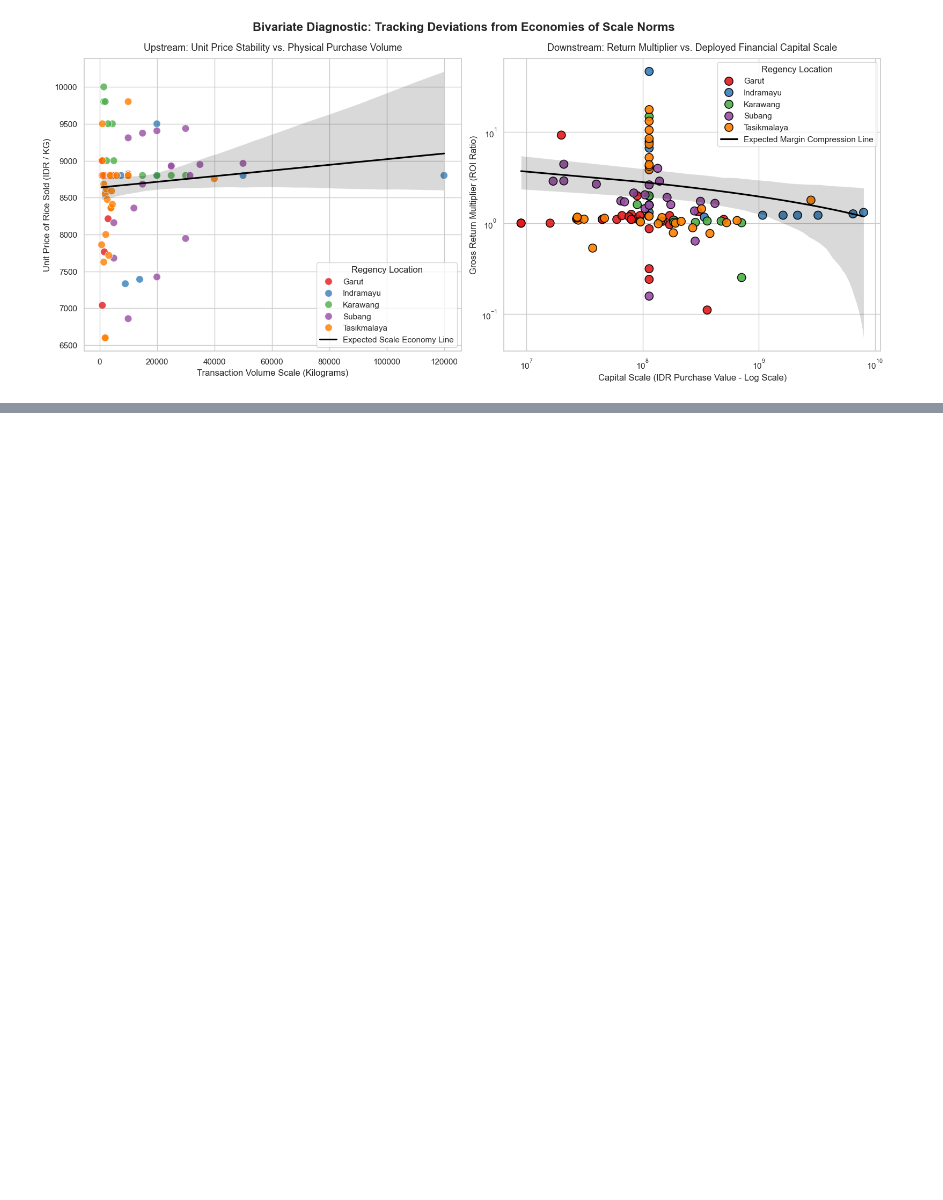
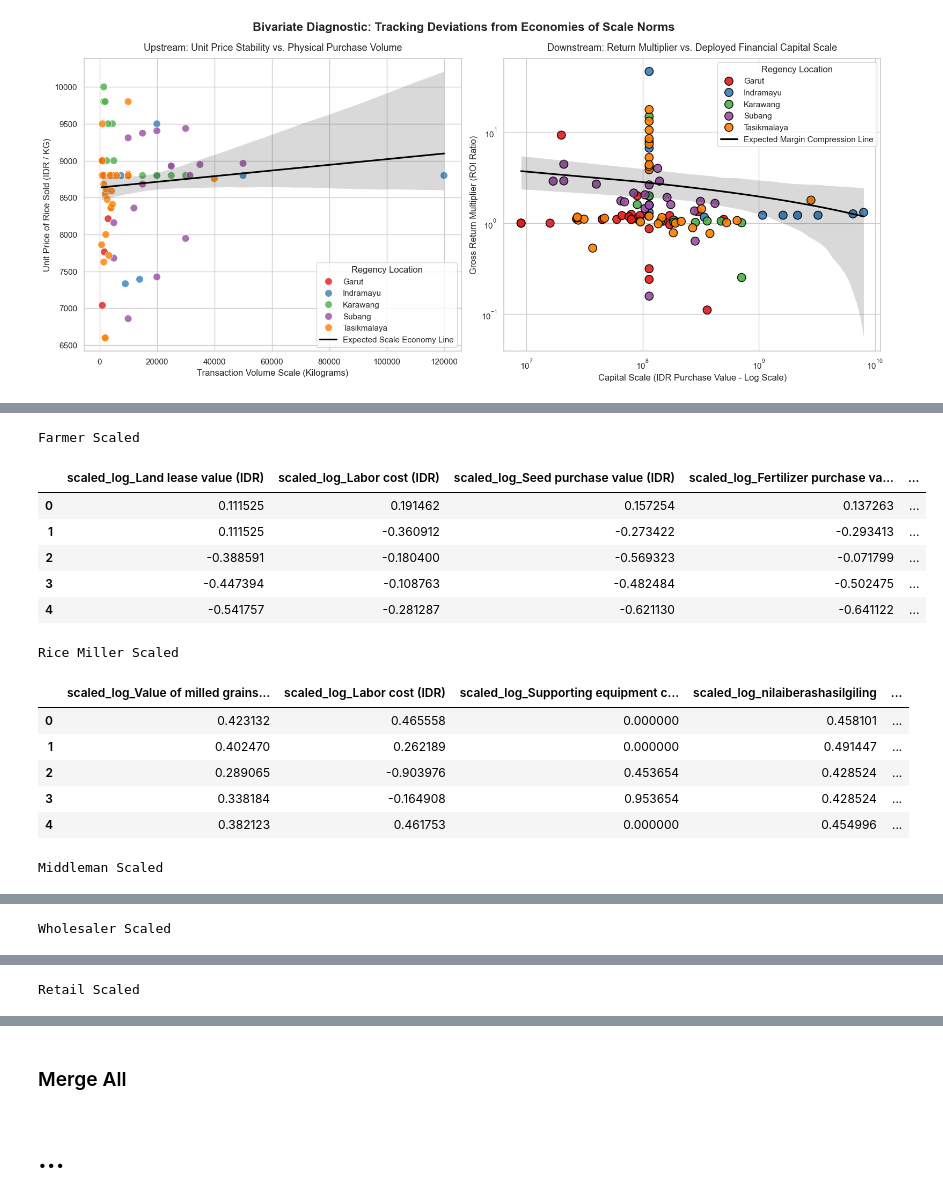
Before and after one commit to avidvesha/fit26, a Jupyter notebook: eda.ipynb, the cells around one changed output, grey strips where cells are left out. Drawn from its saved outputs; the diff is of its cells as text; code cells hidden in the pictures; blank space fills up the shorter version.

```diff
--- a/eda.ipynb
+++ b/eda.ipynb
@@ -401,0 +818,27 @@ plt.show()
+# %%
+print('Farmer Scaled')
+display(farmer_scaled.head())
+print('Rice Miller Scaled')
+display(rice_miller_scaled.head())
+print('Middleman Scaled')
+display(middleman_scaled.head())
+print('Wholesaler Scaled')
+display(wholesaler_scaled.head())
+print('Retail Scaled')
+display(retail_scaled.head())
+# %% [output]
+Farmer Scaled
+|  | scaled_log_Land lease value (IDR) | scaled_log_Labor cost (IDR) | scaled_log_Seed purchase value (IDR) | scaled_log_Fertilizer purchase va... | ... |
+| 0 | 0.111525 | 0.191462 | 0.157254 | 0.137263 | ... |
+| 1 | 0.111525 | -0.360912 | -0.273422 | -0.293413 | ... |
+| 2 | -0.388591 | -0.180400 | -0.569323 | -0.071799 | ... |
+| 3 | -0.447394 | -0.108763 | -0.482484 | -0.502475 | ... |
+| 4 | -0.541757 | -0.281287 | -0.621130 | -0.641122 | ... |
+Rice Miller Scaled
+|  | scaled_log_Value of milled grains... | scaled_log_Labor cost (IDR) | scaled_log_Supporting equipment c... | scaled_log_nilaiberashasilgiling | ... |
+| 0 | 0.423132 | 0.465558 | 0.000000 | 0.458101 | ... |
+| 1 | 0.402470 | 0.262189 | 0.000000 | 0.491447 | ... |
+| 2 | 0.289065 | -0.903976 | 0.453654 | 0.428524 | ... |
+| 3 | 0.338184 | -0.164908 | 0.953654 | 0.428524 | ... |
+| 4 | 0.382123 | 0.461753 | 0.000000 | 0.454996 | ... |
+Middleman Scaled
@@ -401,0 +851 @@ plt.show()
+Wholesaler Scaled
@@ -401,0 +858 @@ plt.show()
+Retail Scaled
@@ -401,0 +871,2 @@ plt.show()
+# %% [markdown]
+### Merge All
@@ -401,0 +893,2 @@ plt.show()
+# %% [markdown]
+# ...
```
Also changed, not shown: parts of 14 cells of this notebook.
